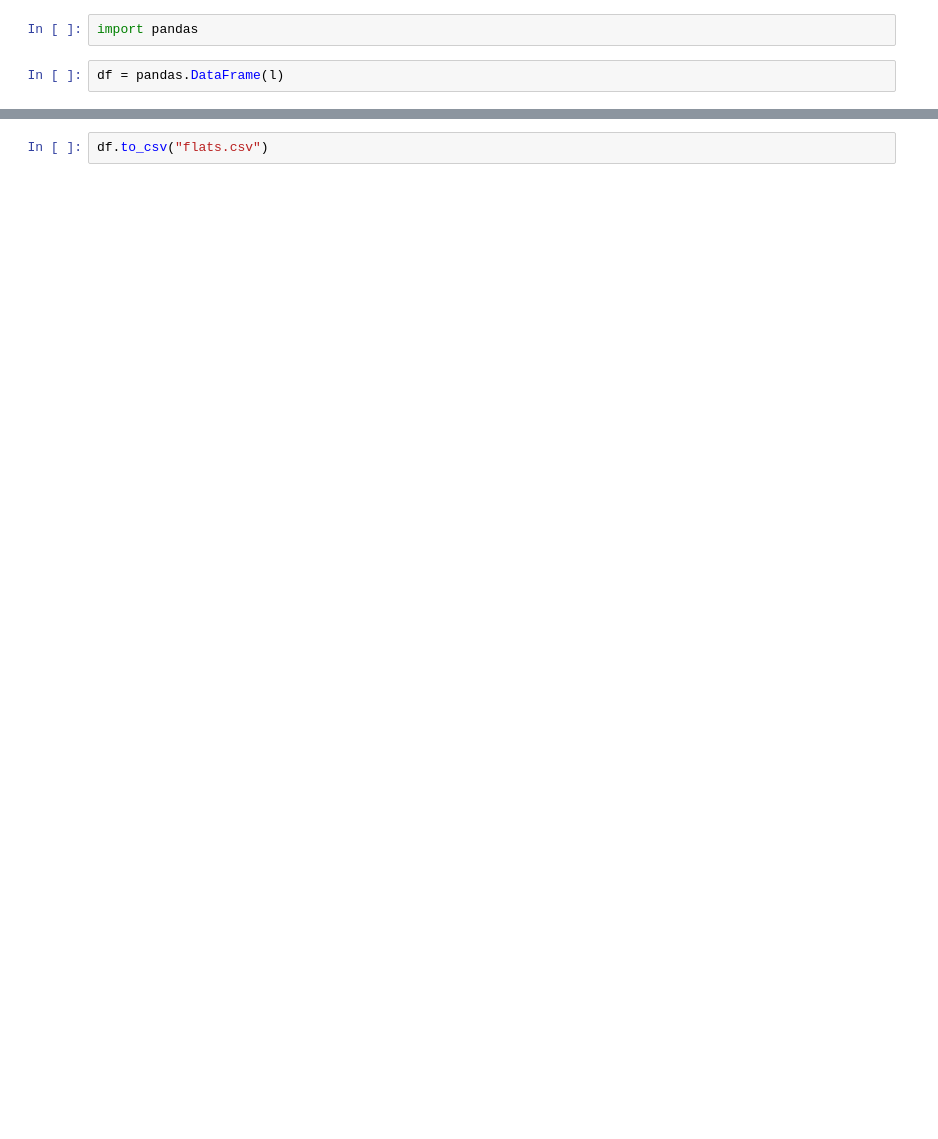
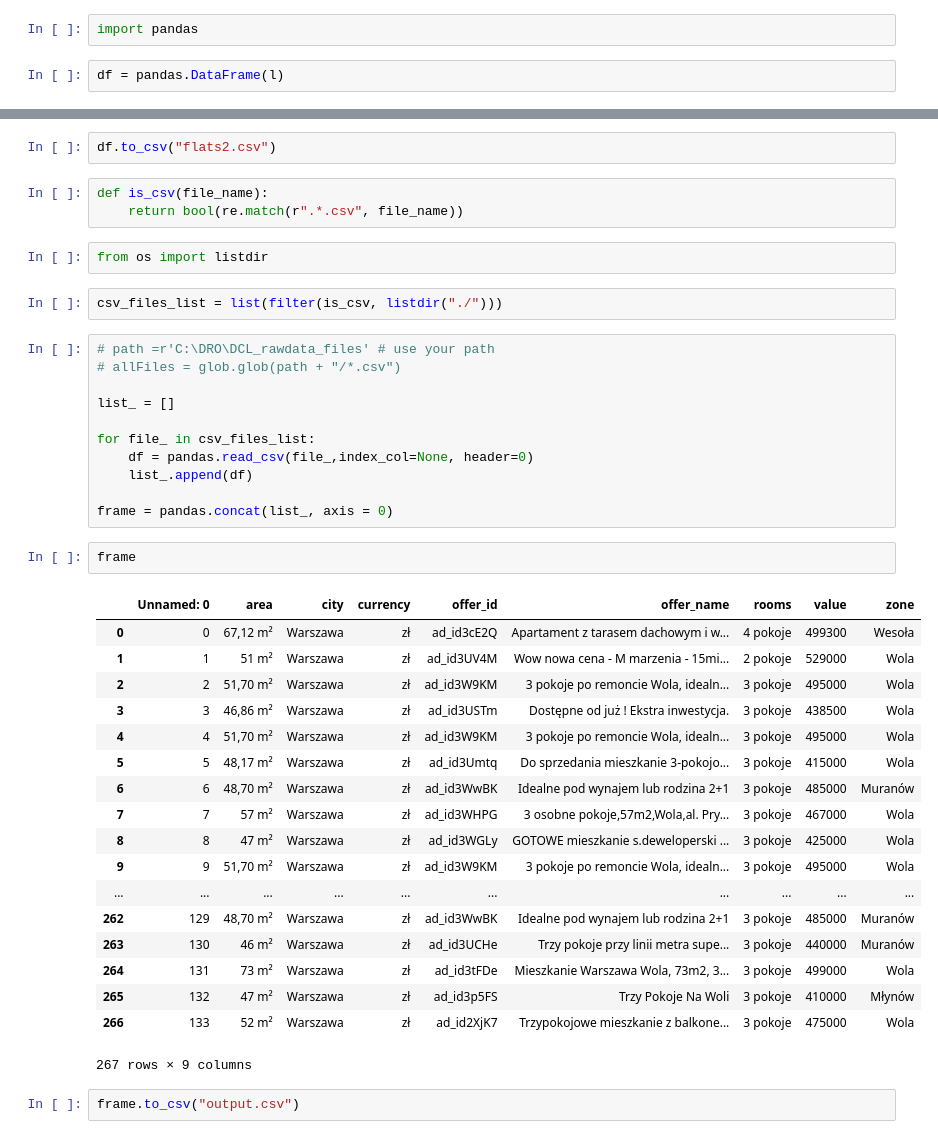
Before and after one commit to wojkos/portfolio_py, a Jupyter notebook: webscraping/Scrap.ipynb, the cells around one changed output, grey strips where cells are left out. Cells and saved outputs as stored; diff of their text form; blank space fills up the shorter version.

```diff
--- a/webscraping/Scrap.ipynb
+++ b/webscraping/Scrap.ipynb
@@ -61,2 +67,43 @@ df
 # %%
-df.to_csv("flats.csv")
+df.to_csv("flats2.csv")
+# %%
+def is_csv(file_name):
+    return bool(re.match(r".*.csv", file_name))
+# %%
+from os import listdir
+# %%
+csv_files_list = list(filter(is_csv, listdir("./")))
+# %%
+# path =r'C:\DRO\DCL_rawdata_files' # use your path
+# allFiles = glob.glob(path + "/*.csv")
+
+list_ = []
+
+for file_ in csv_files_list:
+    df = pandas.read_csv(file_,index_col=None, header=0)
+    list_.append(df)
+
+frame = pandas.concat(list_, axis = 0)
+# %%
+frame
+# %% [output]
+|  | Unnamed: 0 | area | city | currency | offer_id | offer_name | rooms | value | zone |
+| 0 | 0 | 67,12 m² | Warszawa | zł | ad_id3cE2Q | Apartament z tarasem dachowym i w... | 4 pokoje | 499300 | Wesoła |
+| 1 | 1 | 51 m² | Warszawa | zł | ad_id3UV4M | Wow nowa cena - M marzenia - 15mi... | 2 pokoje | 529000 | Wola |
+| 2 | 2 | 51,70 m² | Warszawa | zł | ad_id3W9KM | 3 pokoje po remoncie Wola, idealn... | 3 pokoje | 495000 | Wola |
+| 3 | 3 | 46,86 m² | Warszawa | zł | ad_id3USTm | Dostępne od już ! Ekstra inwestycja. | 3 pokoje | 438500 | Wola |
+| 4 | 4 | 51,70 m² | Warszawa | zł | ad_id3W9KM | 3 pokoje po remoncie Wola, idealn... | 3 pokoje | 495000 | Wola |
+| 5 | 5 | 48,17 m² | Warszawa | zł | ad_id3Umtq | Do sprzedania mieszkanie 3-pokojo... | 3 pokoje | 415000 | Wola |
+| 6 | 6 | 48,70 m² | Warszawa | zł | ad_id3WwBK | Idealne pod wynajem lub rodzina 2+1 | 3 pokoje | 485000 | Muranów |
+| 7 | 7 | 57 m² | Warszawa | zł | ad_id3WHPG | 3 osobne pokoje,57m2,Wola,al. Pry... | 3 pokoje | 467000 | Wola |
+| 8 | 8 | 47 m² | Warszawa | zł | ad_id3WGLy | GOTOWE mieszkanie s.deweloperski ... | 3 pokoje | 425000 | Wola |
+| 9 | 9 | 51,70 m² | Warszawa | zł | ad_id3W9KM | 3 pokoje po remoncie Wola, idealn... | 3 pokoje | 495000 | Wola |
+| ... | ... | ... | ... | ... | ... | ... | ... | ... | ... |
+| 262 | 129 | 48,70 m² | Warszawa | zł | ad_id3WwBK | Idealne pod wynajem lub rodzina 2+1 | 3 pokoje | 485000 | Muranów |
+| 263 | 130 | 46 m² | Warszawa | zł | ad_id3UCHe | Trzy pokoje przy linii metra supe... | 3 pokoje | 440000 | Muranów |
+| 264 | 131 | 73 m² | Warszawa | zł | ad_id3tFDe | Mieszkanie Warszawa Wola, 73m2, 3... | 3 pokoje | 499000 | Wola |
+| 265 | 132 | 47 m² | Warszawa | zł | ad_id3p5FS | Trzy Pokoje Na Woli | 3 pokoje | 410000 | Młynów |
+| 266 | 133 | 52 m² | Warszawa | zł | ad_id2XjK7 | Trzypokojowe mieszkanie z balkone... | 3 pokoje | 475000 | Wola |
+267 rows × 9 columns
+# %%
+frame.to_csv("output.csv")
```
Also changed, not shown: parts of 6 cells of this notebook.
